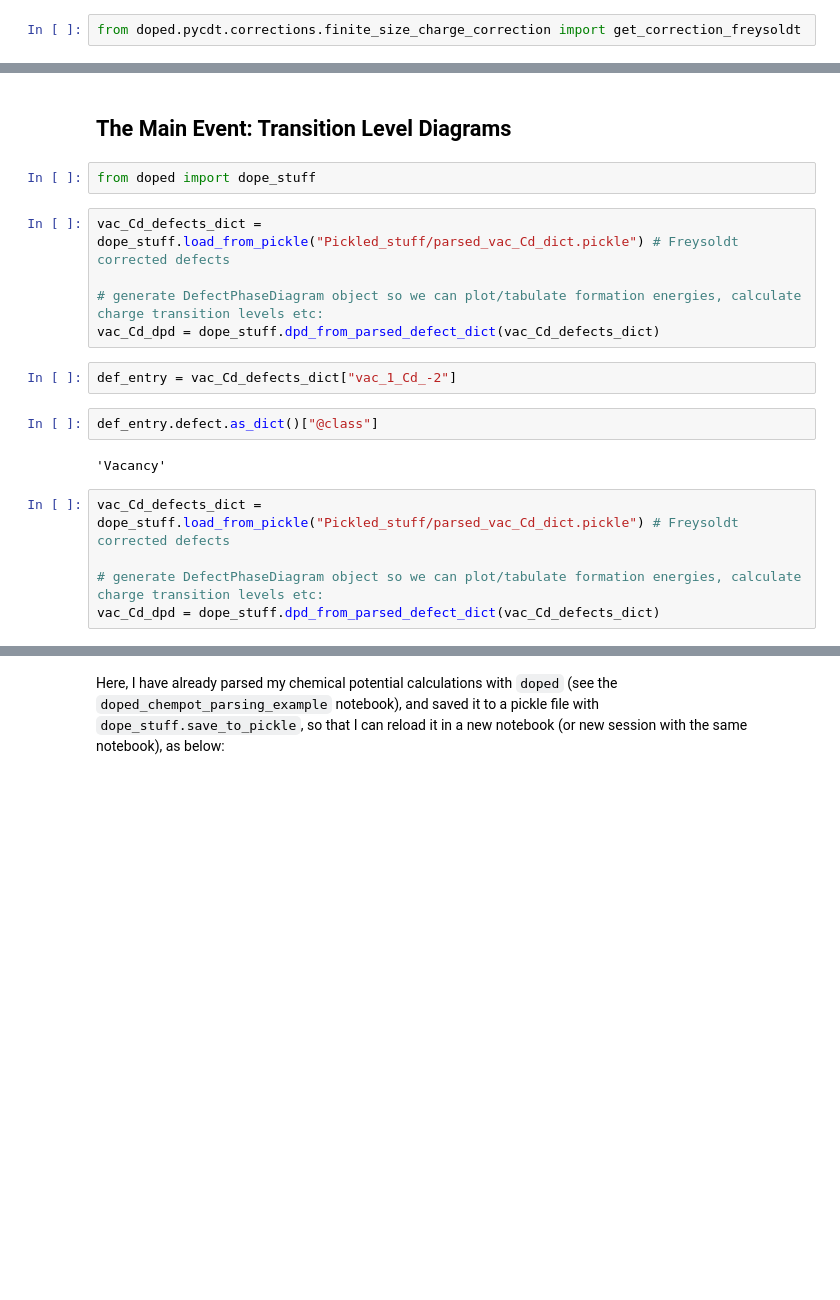
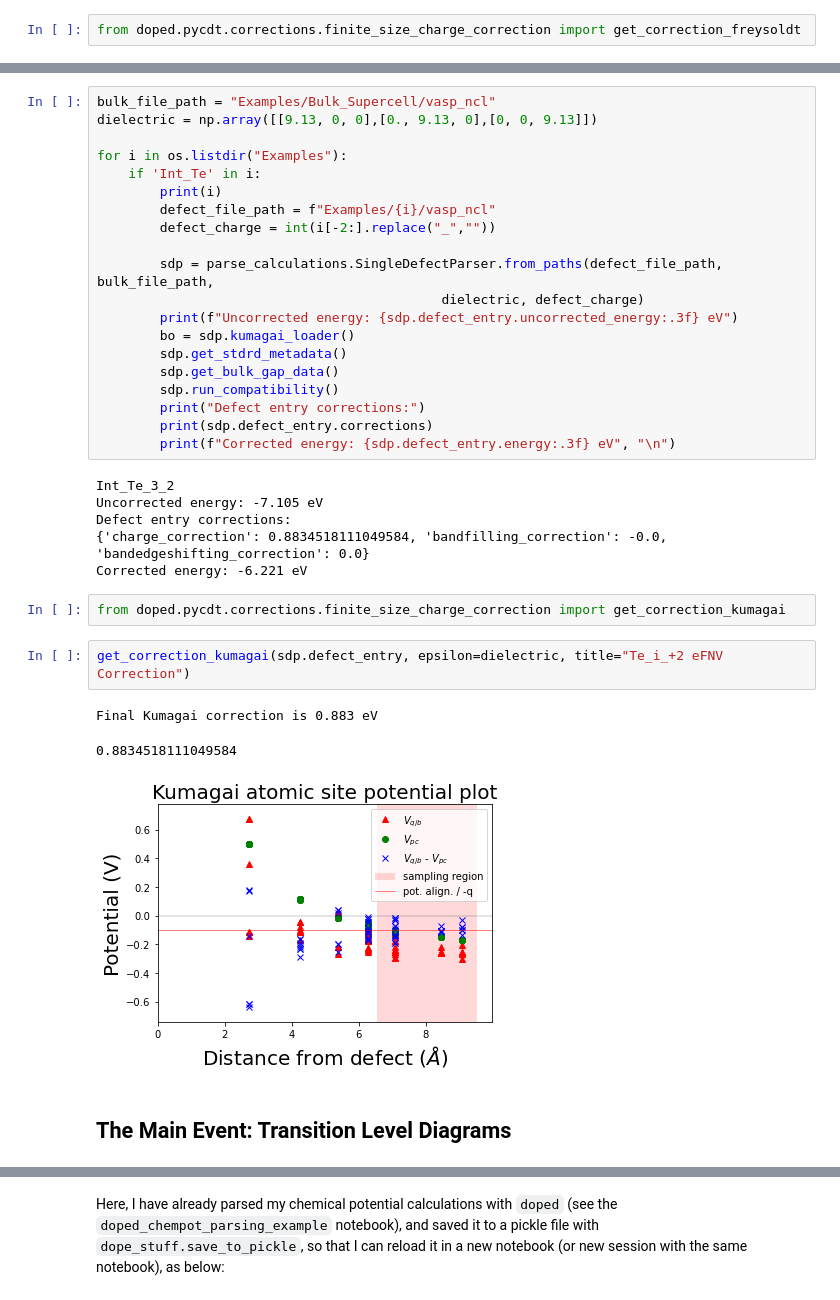
Before and after one commit to teruya7/doped, a Jupyter notebook: doped_Parsing_Example.ipynb, the cells around one changed output, grey strips where cells are left out. Drawn from its saved outputs; the diff is of its cells as text; blank space fills up the shorter version.

```diff
--- a/doped_Parsing_Example.ipynb
+++ b/doped_Parsing_Example.ipynb
@@ -206,20 +79,36 @@ dope_stuff.save_to_pickle(parsed_CdTe_defects_dict, 'Pickled_stuff/parsed_CdTe_d
+# %%
+bulk_file_path = "Examples/Bulk_Supercell/vasp_ncl"
+dielectric = np.array([[9.13, 0, 0],[0., 9.13, 0],[0, 0, 9.13]])
+
+for i in os.listdir("Examples"):
+    if 'Int_Te' in i:
+        print(i)
+        defect_file_path = f"Examples/{i}/vasp_ncl"
+        defect_charge = int(i[-2:].replace("_",""))
+
+        sdp = parse_calculations.SingleDefectParser.from_paths(defect_file_path, bulk_file_path,
+                                            dielectric, defect_charge)
+        print(f"Uncorrected energy: {sdp.defect_entry.uncorrected_energy:.3f} eV")
+        bo = sdp.kumagai_loader()
+        sdp.get_stdrd_metadata()
+        sdp.get_bulk_gap_data()
+        sdp.run_compatibility()
+        print("Defect entry corrections:")
+        print(sdp.defect_entry.corrections)
+        print(f"Corrected energy: {sdp.defect_entry.energy:.3f} eV", "\n")
+# %% [output]
+Int_Te_3_2
+Uncorrected energy: -7.105 eV
+Defect entry corrections:
+{'charge_correction': 0.8834518111049584, 'bandfilling_correction': -0.0, 'bandedgeshifting_correction': 0.0}
+Corrected energy: -6.221 eV
+# %%
+from doped.pycdt.corrections.finite_size_charge_correction import get_correction_kumagai
+# %%
+get_correction_kumagai(sdp.defect_entry, epsilon=dielectric, title="Te_i_+2 eFNV Correction")
+# %% [output]
+Final Kumagai correction is 0.883 eV
+0.8834518111049584
+[figure, added]
 # %% [markdown]
 ## The Main Event: Transition Level Diagrams
-# %%
-from doped import dope_stuff
-# %%
-vac_Cd_defects_dict = dope_stuff.load_from_pickle("Pickled_stuff/parsed_vac_Cd_dict.pickle") # Freysoldt corrected defects
-
-# generate DefectPhaseDiagram object so we can plot/tabulate formation energies, calculate charge transition levels etc:
-vac_Cd_dpd = dope_stuff.dpd_from_parsed_defect_dict(vac_Cd_defects_dict)
-# %%
-def_entry = vac_Cd_defects_dict["vac_1_Cd_-2"]
-# %%
-def_entry.defect.as_dict()["@class"]
-# %% [output]
-'Vacancy'
-# %%
-vac_Cd_defects_dict = dope_stuff.load_from_pickle("Pickled_stuff/parsed_vac_Cd_dict.pickle") # Freysoldt corrected defects
-
-# generate DefectPhaseDiagram object so we can plot/tabulate formation energies, calculate charge transition levels etc:
-vac_Cd_dpd = dope_stuff.dpd_from_parsed_defect_dict(vac_Cd_defects_dict)
```
Also changed, not shown: parts of 40 cells of this notebook, 15 other files.
